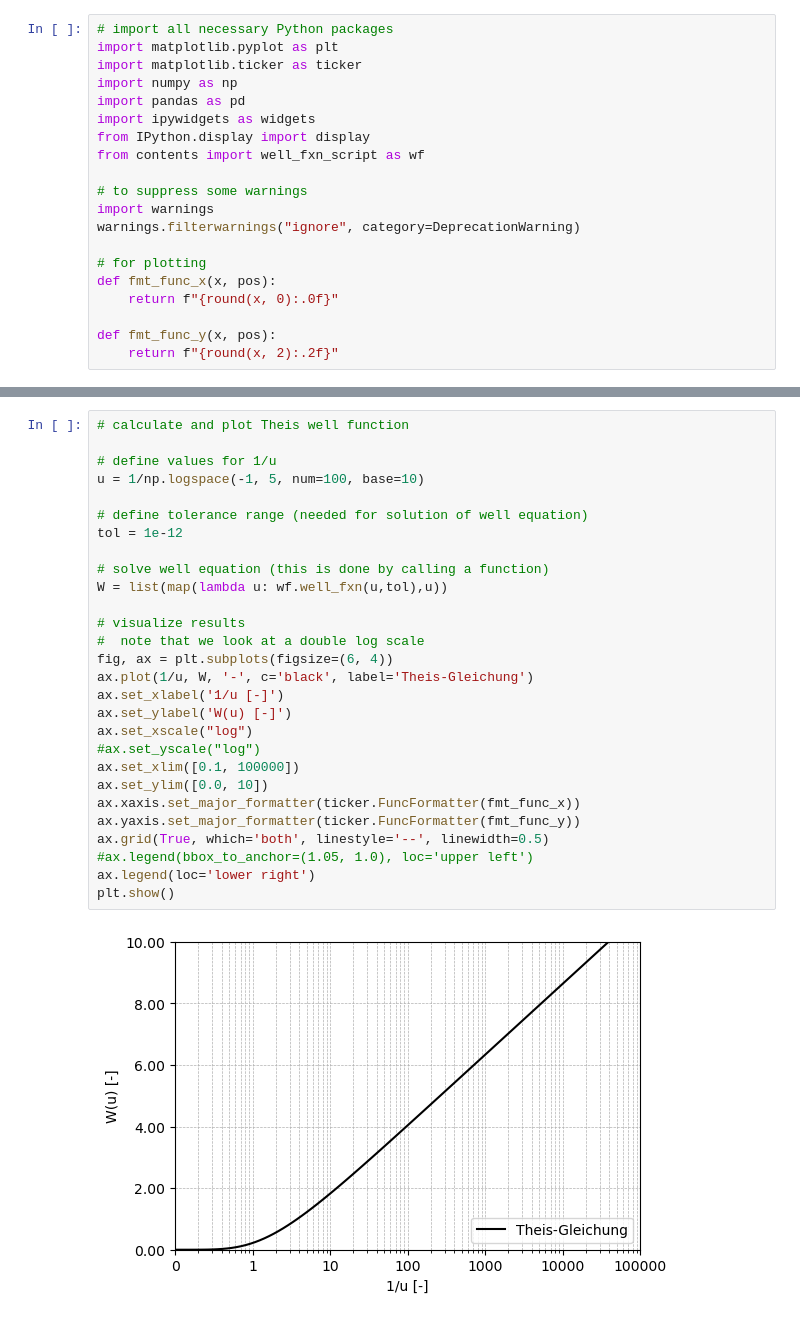
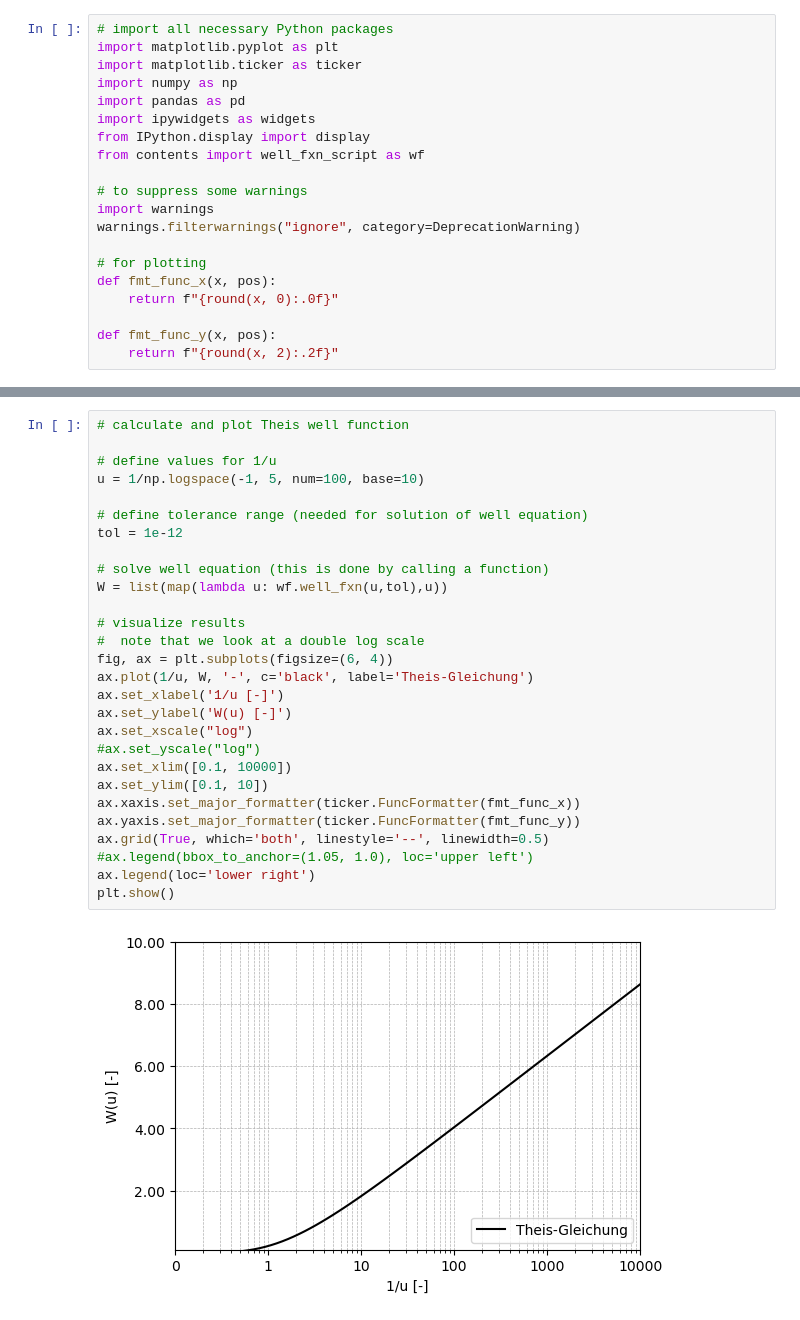
Before and after one commit to SebastianGnann/Pumpversuche, a Jupyter notebook: Pumpversuche_Cooper_Jacob.ipynb, the cells around one changed output, grey strips where cells are left out. Cells and saved outputs as stored; diff of their text form.

```diff
--- a/Pumpversuche_Cooper_Jacob.ipynb
+++ b/Pumpversuche_Cooper_Jacob.ipynb
@@ -102,30 +92,30 @@ $$ S = \frac{2.25 T t_0}{r^2} $$
-# %%
-# calculate and plot Theis well function
-
-# define values for 1/u
-u = 1/np.logspace(-1, 5, num=100, base=10)
-
-# define tolerance range (needed for solution of well equation)
-tol = 1e-12
-
-# solve well equation (this is done by calling a function)
-W = list(map(lambda u: wf.well_fxn(u,tol),u))
-
-# visualize results
-#  note that we look at a double log scale
-fig, ax = plt.subplots(figsize=(6, 4))
-ax.plot(1/u, W, '-', c='black', label='Theis-Gleichung')
-ax.set_xlabel('1/u [-]')
-ax.set_ylabel('W(u) [-]')
-ax.set_xscale("log")
-#ax.set_yscale("log")
-ax.set_xlim([0.1, 100000])
-ax.set_ylim([0.0, 10])
-ax.xaxis.set_major_formatter(ticker.FuncFormatter(fmt_func_x))
-ax.yaxis.set_major_formatter(ticker.FuncFormatter(fmt_func_y))
-ax.grid(True, which='both', linestyle='--', linewidth=0.5)
-#ax.legend(bbox_to_anchor=(1.05, 1.0), loc='upper left')
-ax.legend(loc='lower right')
-plt.show()
-# %% [output]
-[figure, removed]
+# %%
+# calculate and plot Theis well function
+
+# define values for 1/u
+u = 1/np.logspace(-1, 5, num=100, base=10)
+
+# define tolerance range (needed for solution of well equation)
+tol = 1e-12
+
+# solve well equation (this is done by calling a function)
+W = list(map(lambda u: wf.well_fxn(u,tol),u))
+
+# visualize results
+#  note that we look at a double log scale
+fig, ax = plt.subplots(figsize=(6, 4))
+ax.plot(1/u, W, '-', c='black', label='Theis-Gleichung')
+ax.set_xlabel('1/u [-]')
+ax.set_ylabel('W(u) [-]')
+ax.set_xscale("log")
+#ax.set_yscale("log")
+ax.set_xlim([0.1, 10000])
+ax.set_ylim([0.1, 10])
+ax.xaxis.set_major_formatter(ticker.FuncFormatter(fmt_func_x))
+ax.yaxis.set_major_formatter(ticker.FuncFormatter(fmt_func_y))
+ax.grid(True, which='both', linestyle='--', linewidth=0.5)
+#ax.legend(bbox_to_anchor=(1.05, 1.0), loc='upper left')
+ax.legend(loc='lower right')
+plt.show()
+# %% [output]
+[figure, added]
```
Also changed, not shown: parts of 8 cells of this notebook.
